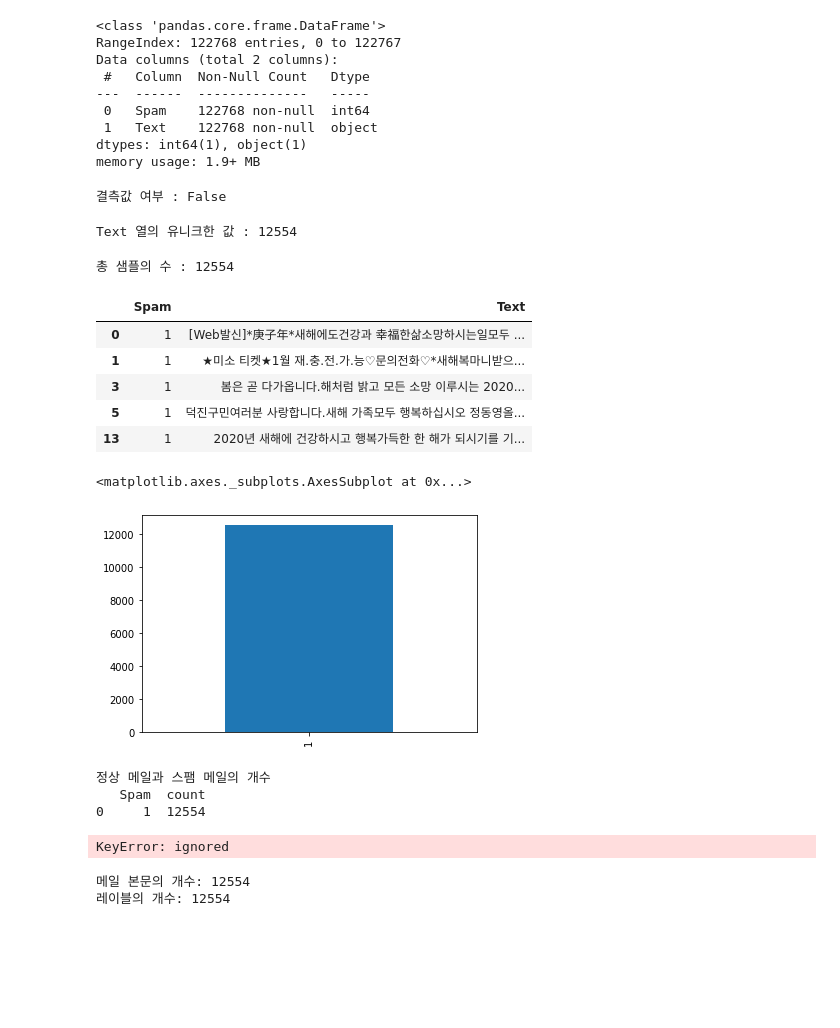
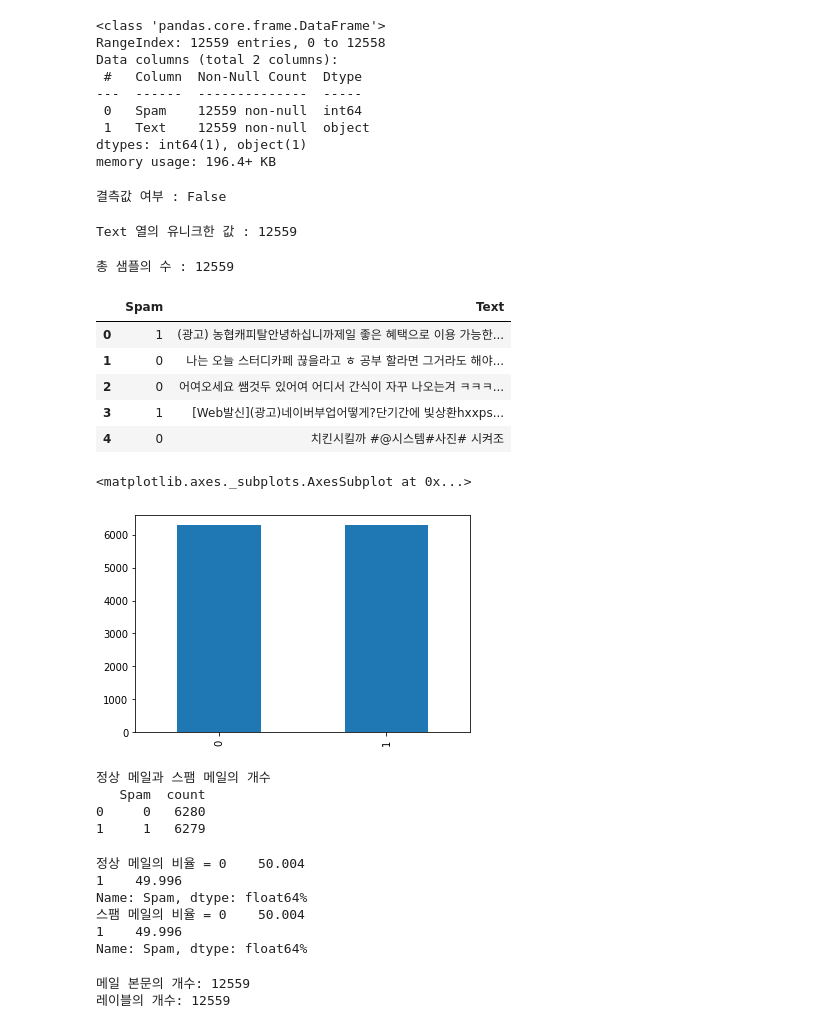
Before and after one commit to RomuRaymu/Spam_mail_Filtering, a Jupyter notebook: Spam_Filtering.ipynb, the cells around one changed output. Cells and saved outputs as stored; diff of their text form; code cells hidden in the pictures; blank space fills up the shorter version.

Commit message:
정상 문자 파일 추가 및 기초 모델 테스트
1. SNS 대화 내역을 한 사람이 얘기한 부분을 따로 합쳐서 DataFrame 화
2. Spam, Ham  데이터 다 합쳐서 기초 모델로 학습.
3. 합친 데이터 랜덤 셔플

```diff
--- a/Spam_Filtering.ipynb
+++ b/Spam_Filtering.ipynb
@@ -13,0 +47,5 @@ print('총 샘플의 수 :', len(data))
+# %%
+ham = pd.DataFrame({'Text':ham_list})
+ham.insert(0, 'Spam', 'ham') # Spam 구분값 추가
+ham['Spam'] = ham['Spam'].replace(['ham'],[0]) # Ham 을 숫자 0 으로 교체
+ham
@@ -31,5 +83,11 @@ del data['***********.1'] # Text 제외 모든 값 제거
 data.columns = ['Text'] # Text 의 Title 추가
 data.insert(0, 'Spam', 'spam') # Spam 구분값 추가
 data['Spam'] = data['Spam'].replace(['spam'],[1]) # Spam 을 숫자 1 로 교체
+
+# Text 열에서 중복인 내용이 있다면 중복 제거
+data.drop_duplicates(subset=['Text'], inplace=True)
+print('총 샘플의 수 :', len(data))
+
+data = data.sample(n=6279)
 data[:5]
 # %% [output]
@@ -41,0 +101,4 @@ data[:5]
+# %%
+texts = pd.concat([data, ham])
+texts = texts.sample(frac=1).reset_index(drop=True)  # shuffling하고 index reset
+texts
@@ -42,13 +119,13 @@ data[:5]
 # %%
-data.info()
+texts.info()
 # %% [output]
 <class 'pandas.core.frame.DataFrame'>
-RangeIndex: 122768 entries, 0 to 122767
+RangeIndex: 12559 entries, 0 to 12558
 Data columns (total 2 columns):
- #   Column  Non-Null Count   Dtype
----  ------  --------------   -----
- 0   Spam    122768 non-null  int64
- 1   Text    122768 non-null  object
+ #   Column  Non-Null Count  Dtype
+---  ------  --------------  -----
+ 0   Spam    12559 non-null  int64
+ 1   Text    12559 non-null  object
 dtypes: int64(1), object(1)
-memory usage: 1.9+ MB
+memory usage: 196.4+ KB
 # %%
@@ -56,49 +133,55 @@ print('결측값 여부 :', data.isnull().values.any()) # Null 값이 있는지
 # %% [output]
 결측값 여부 : False
 # %%
-print('Text 열의 유니크한 값 :', data['Text'].nunique()) # 다른 Text 와 안 겹치는 갯수
+print('Text 열의 유니크한 값 :', texts['Text'].nunique()) # 다른 Text 와 안 겹치는 갯수
 # %% [output]
-Text 열의 유니크한 값 : 12554
+Text 열의 유니크한 값 : 12559
 # %%
 # Text 열에서 중복인 내용이 있다면 중복 제거
-data.drop_duplicates(subset=['Text'], inplace=True)
-print('총 샘플의 수 :', len(data))
+texts.drop_duplicates(subset=['Text'], inplace=True)
+print('총 샘플의 수 :', len(texts))
 # %% [output]
-총 샘플의 수 : 12554
+총 샘플의 수 : 12559
 # %%
-data[:5]
+texts[:5]
 # %% [output]
 |  | Spam | Text |
-| 0 | 1 | [Web발신]*庚子年*새해에도건강과 幸福한삶소망하시는일모두 ... |
-| 1 | 1 | ★미소 티켓★1월 재.충.전.가.능♡문의전화♡*새해복마니받으... |
-| 3 | 1 | 봄은 곧 다가옵니다.해처럼 밝고 모든 소망 이루시는 2020... |
-| 5 | 1 | 덕진구민여러분 사랑합니다.새해 가족모두 행복하십시오 정동영올... |
-| 13 | 1 | 2020년 새해에 건강하시고 행복가득한 한 해가 되시기를 기... |
+| 0 | 1 | (광고) 농협캐피탈안녕하십니까제일 좋은 혜택으로 이용 가능한... |
+| 1 | 0 | 나는 오늘 스터디카페 끊을라고 ㅎ 공부 할라면 그거라도 해야... |
+| 2 | 0 | 어여오세요 쌤것두 있어여 어디서 간식이 자꾸 나오는겨 ㅋㅋㅋ... |
+| 3 | 1 | [Web발신](광고)네이버부업어떻게?단기간에 빛상환hxxps... |
+| 4 | 0 | 치킨시킬까 #@시스템#사진# 시켜조 |
 # %%
-data['Spam'].value_counts().plot(kind='bar') # Spam 비율 (현재는 아무것도 없음)
+texts['Spam'].value_counts().plot(kind='bar') # Spam 비율
 # %% [output]
 <matplotlib.axes._subplots.AxesSubplot at 0x...>
-[figure, old version]
+[figure, new version]
 # %%
 print('정상 메일과 스팸 메일의 개수')
-print(data.groupby('Spam').size().reset_index(name='count'))
+print(texts.groupby('Spam').size().reset_index(name='count'))
 # %% [output]
 정상 메일과 스팸 메일의 개수
    Spam  count
-0     1  12554
+0     0   6280
+1     1   6279
 # %%
-print(f'정상 메일의 비율 = {round(data["Spam"].value_counts()/len(data) * 100, 3)}%') # Spam 비율
-# print(f'스팸 메일의 비율 = {round(data["Spam"].value_counts()/len(data) * 100, 3)}%')
+print(f'정상 메일의 비율 = {round(texts["Spam"].value_counts()/len(texts) * 100, 3)}%') # Spam 비율
+print(f'스팸 메일의 비율 = {round(texts["Spam"].value_counts()/len(texts) * 100, 3)}%')
 # %% [output]
-KeyError: ignored
+정상 메일의 비율 = 0    50.004
+1    49.996
+Name: Spam, dtype: float64%
+스팸 메일의 비율 = 0    50.004
+1    49.996
+Name: Spam, dtype: float64%
 # %%
-X_data = data['Text'] # Text 저장
-y_data = data['Spam'] # Label 저장
+X_data = texts['Text'] # Text 저장
+y_data = texts['Spam'] # Label 저장
 print('메일 본문의 개수: {}'.format(len(X_data)))
 print('레이블의 개수: {}'.format(len(y_data)))
 # %% [output]
-메일 본문의 개수: 12554
-레이블의 개수: 12554
+메일 본문의 개수: 12559
+레이블의 개수: 12559
 # %%
 X_train, X_test, y_train, y_test = train_test_split(X_data, y_data, test_size=0.2, random_state=0, stratify=y_data) # 데이터를 Train , Test 용으로 분리.
 # %%
```
Also changed, not shown: parts of 20 cells of this notebook.
